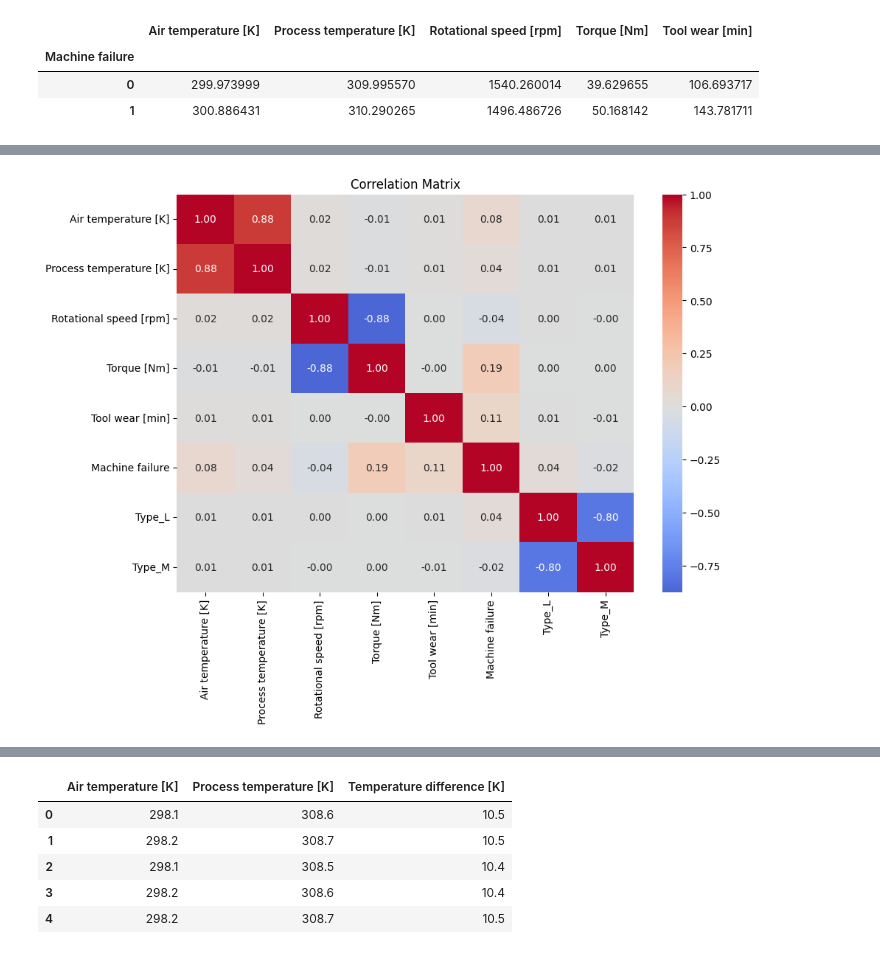
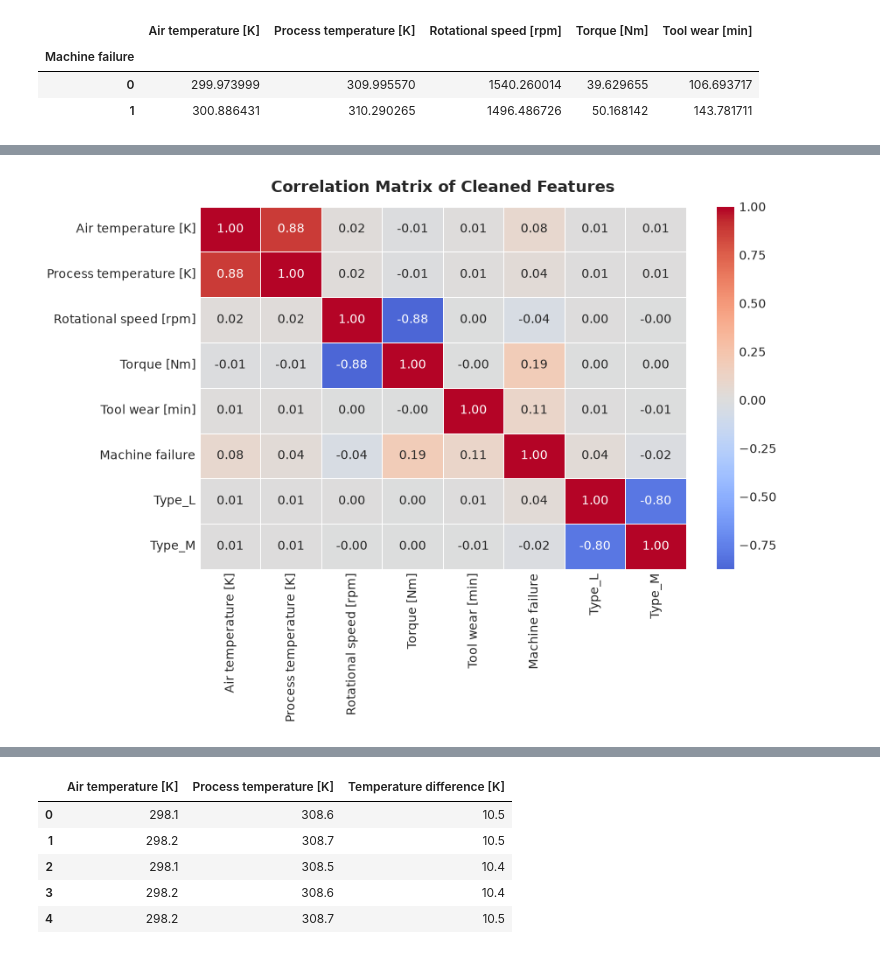
Before and after one commit to S-Dinesh-Reddy/predictive-maintenance-failure-risk-assessment, a Jupyter notebook: notebooks/Phase_1_Data_Preprocessing.ipynb, the cells around one changed output, grey strips where cells are left out. Saved outputs shown, nothing was run; the diff lists cells and outputs as text; code cells hidden in the pictures.

```diff
--- a/notebooks/Phase_1_Data_Preprocessing.ipynb
+++ b/notebooks/Phase_1_Data_Preprocessing.ipynb
@@ -11,0 +20,11 @@ df = pd.read_csv('/content/drive/MyDrive/Predictive_Maintenance/ai4i2020.csv')
+# %%
+import os
+import pandas as pd
+import numpy as np
+import matplotlib.pyplot as plt
+import seaborn as sns
+
+# Set visual styling for academic presentation
+plt.style.use('seaborn-v0_8-whitegrid' if 'seaborn-v0_8-whitegrid' in plt.style.available else 'default')
+plt.rcParams['font.sans-serif'] = 'DejaVu Sans'
+plt.rcParams['figure.autolayout'] = True
@@ -11,0 +33,16 @@ df = pd.read_csv('/content/drive/MyDrive/Predictive_Maintenance/ai4i2020.csv')
+# %%
+# Resolve dataset path dynamically across local and Google Colab environments
+DATA_DIR = os.path.join('..', 'data') if os.path.exists(os.path.join('..', 'data')) else 'data'
+csv_path = os.path.join(DATA_DIR, 'ai4i2020.csv')
+
+if not os.path.exists(csv_path):
+    try:
+        from google.colab import drive
+        drive.mount('/content/drive')
+        csv_path = '/content/drive/MyDrive/Predictive_Maintenance/ai4i2020.csv'
+    except Exception:
+        pass
+
+df = pd.read_csv(csv_path)
+print(f"Dataset successfully loaded from: {csv_path}")
+print(f"Dataset Dimensions: {df.shape[0]:,} rows x {df.shape[1]} columns")
@@ -279,19 +408,16 @@ for feature in features:
 # %%
-import seaborn as sns
-import matplotlib.pyplot as plt
-
 correlation = df_clean.corr()
 
-plt.figure(figsize=(10, 7))
+plt.figure(figsize=(9, 6.5))
 sns.heatmap(
     correlation,
     annot=True,
     fmt='.2f',
     cmap='coolwarm',
-    center=0
+    center=0,
+    linewidths=0.5
 )
-
-plt.title('Correlation Matrix')
+plt.title('Correlation Matrix of Cleaned Features', fontsize=13, fontweight='bold', pad=12)
 plt.show()
 # %% [output]
-[figure, old version]
+[figure, new version]
```
Also changed, not shown: parts of 43 cells of this notebook, 49 other files.
